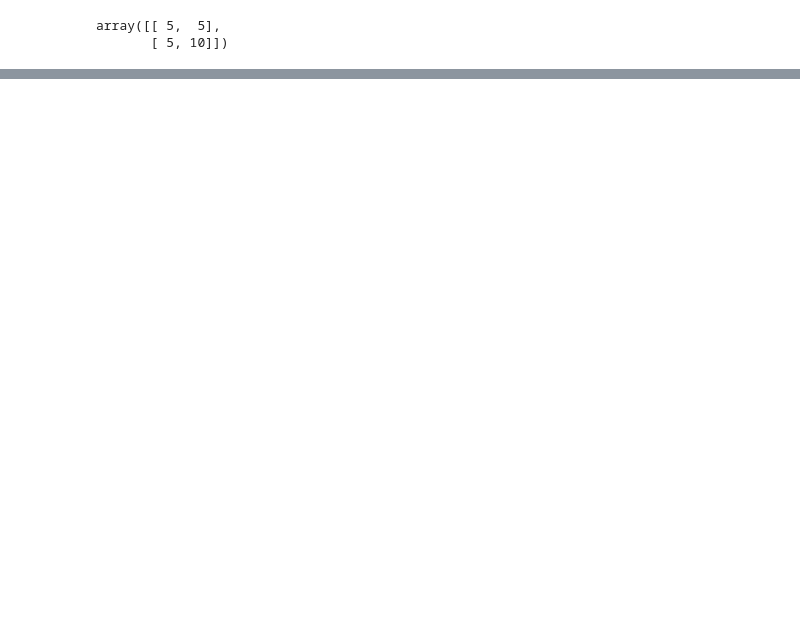
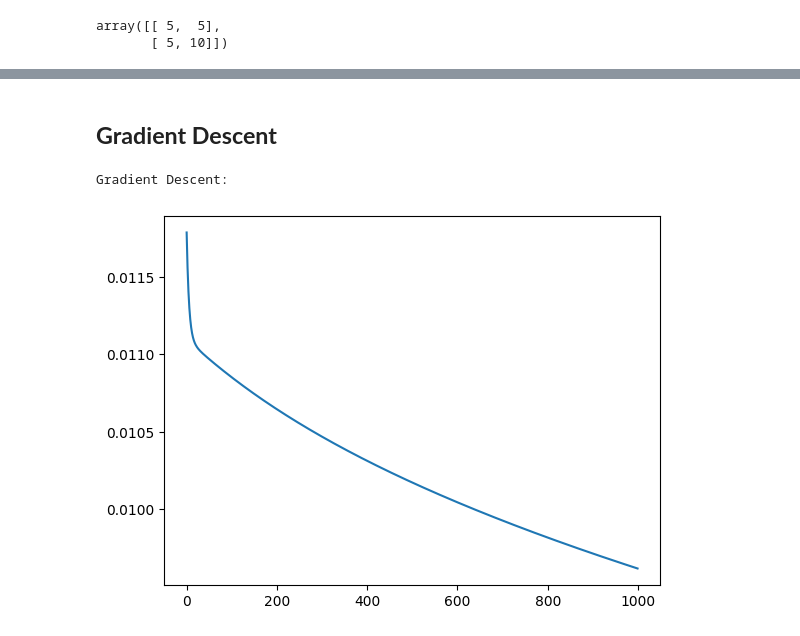
Before and after one commit to Elma-dev/Deep_Learning_Specialization, a Jupyter notebook: Deep_Learning_Specialization.ipynb, the cells around one changed output, grey strips where cells are left out. Saved outputs shown, nothing was run; the diff lists cells and outputs as text; code cells hidden in the pictures; blank space fills up the shorter version.

```diff
--- a/Deep_Learning_Specialization.ipynb
+++ b/Deep_Learning_Specialization.ipynb
@@ -81,0 +174,4 @@ array([[-0.77279559, -0.90674973,  0.36632089],
+# %%
+#standarization of image
+train_img=train_img/255
+test_img=test_img/255
@@ -81,0 +202,3 @@ array([[-0.77279559, -0.90674973,  0.36632089],
+# %%
+def sigmoid(z):
+  return 1/(1+np.exp(-z))
@@ -81,0 +237,11 @@ array([[-0.77279559, -0.90674973,  0.36632089],
+# %%
+#Test
+w=np.zeros((train_img.shape[0],1))
+b=0.0
+X=train_img
+Y=train_set_out
+z=np.dot(w.T,X)+b
+#Explanation
+print(f"w.T.shape * X.shape = z.shape ==> {w.T.shape , X.shape , z.shape}")
+#Test
+print(f"Propagate: {propagate(w,b,X,Y)}")
@@ -81,0 +257,27 @@ array([[-0.77279559, -0.90674973,  0.36632089],
+# %% [markdown]
+## **Gradient Descent**
+# %%
+import copy
+def gradientDescent(w,b,X,Y,iter=1000,alpha=0.01):
+  errors=[]
+  w,b=copy.deepcopy(w),copy.deepcopy(b)
+  for i in range(iter):
+    dw,db,cost=propagate(w,b,X,Y)
+    w-=alpha*dw
+    b-=alpha*db
+    errors.append(cost)
+  return {"w":w,"b":b,"errors":errors}
+# %%
+#Test
+w=np.zeros((train_img.shape[0],1))
+b=0.0
+X=train_img
+Y=train_set_out
+#Test
+print(f"Gradient Descent: ")
+results=gradientDescent(w,b,X,Y)
+plt.plot(range(1000),results["errors"])
+plt.show()
+# %% [output]
+Gradient Descent:
+[figure, added]
```
Also changed, not shown: parts of 24 cells of this notebook.
